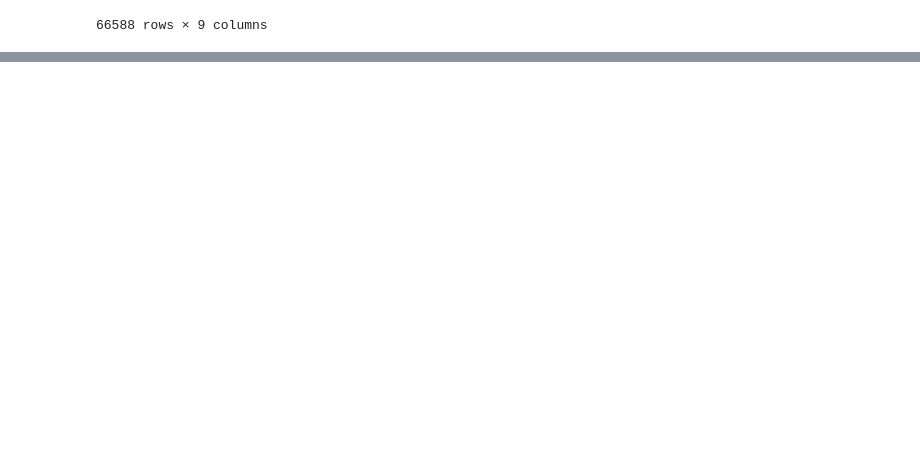
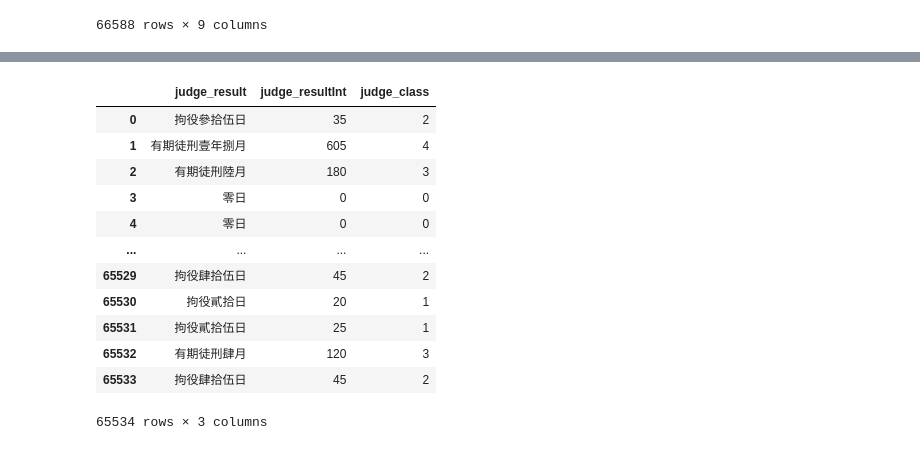
Before and after one commit to rocktsai/judgement, a Jupyter notebook: project_picture.ipynb, the cells around one changed output, grey strips where cells are left out. Drawn from its saved outputs; the diff is of its cells as text; code cells hidden in the pictures; blank space fills up the shorter version.

```diff
--- a/project_picture.ipynb
+++ b/project_picture.ipynb
@@ -45,0 +80,17 @@ print(f'資料總筆數：{len(所有地院10年_rawdata_1215)}筆')
+# %%
+result2 =  Judgement_Feature3[['judge_result','judge_resultInt','judge_class']]
+result2
+# %% [output]
+|  | judge_result | judge_resultInt | judge_class |
+| 0 | 拘役參拾伍日 | 35 | 2 |
+| 1 | 有期徒刑壹年捌月 | 605 | 4 |
+| 2 | 有期徒刑陸月 | 180 | 3 |
+| 3 | 零日 | 0 | 0 |
+| 4 | 零日 | 0 | 0 |
+| ... | ... | ... | ... |
+| 65529 | 拘役肆拾伍日 | 45 | 2 |
+| 65530 | 拘役貳拾日 | 20 | 1 |
+| 65531 | 拘役貳拾伍日 | 25 | 1 |
+| 65532 | 有期徒刑肆月 | 120 | 3 |
+| 65533 | 拘役肆拾伍日 | 45 | 2 |
+65534 rows × 3 columns
```
Also changed, not shown: parts of 2 cells of this notebook.
